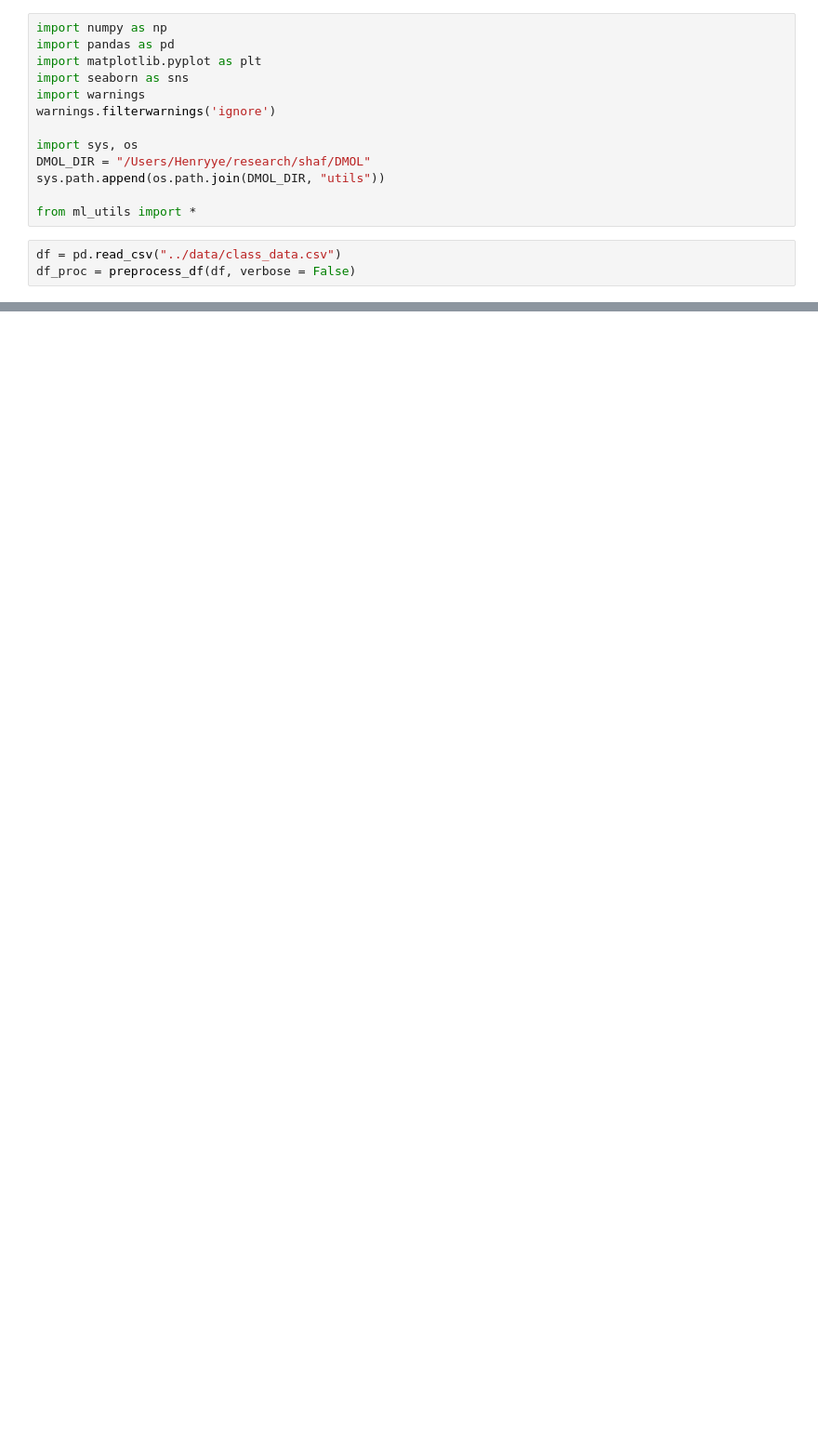
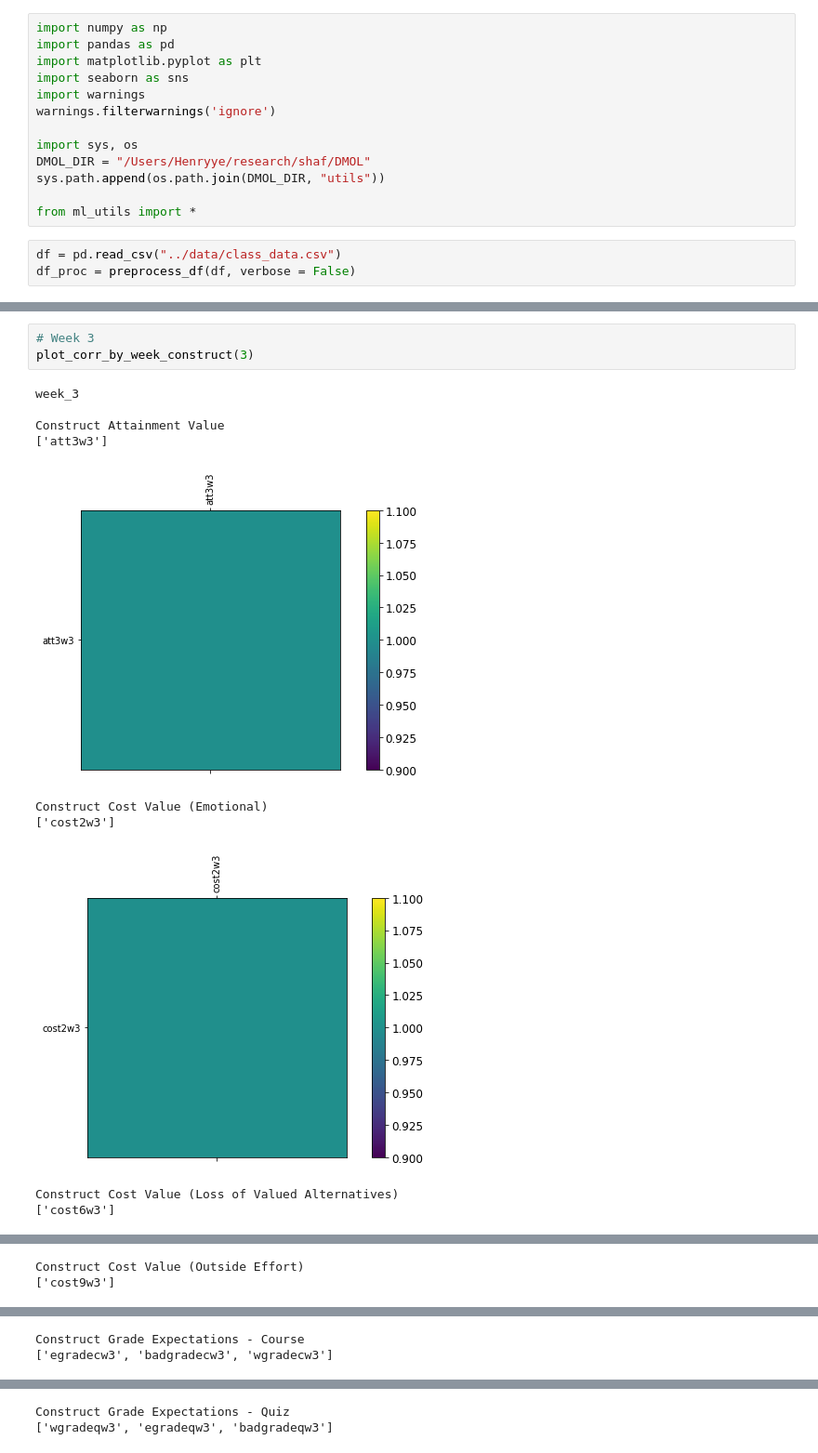
Before and after one commit to hanweny/DMOL, a Jupyter notebook: preprocessing/corr_matrix_for_each_week.ipynb, the cells around one changed output, grey strips where cells are left out. Shown at 93% size. Cells and saved outputs as stored; diff of their text form; blank space fills up the shorter version.

```diff
--- a/preprocessing/corr_matrix_for_each_week.ipynb
+++ b/preprocessing/corr_matrix_for_each_week.ipynb
@@ -39,0 +106,14 @@ for week_num in range(1, 6):
+# %%
+# Week 3
+plot_corr_by_week_construct(3)
+# %% [output]
+week_3
+
+Construct Attainment Value
+['att3w3']
+[figure, added]
+Construct Cost Value (Emotional)
+['cost2w3']
+[figure, added]
+Construct Cost Value (Loss of Valued Alternatives)
+['cost6w3']
@@ -39,0 +121,2 @@ for week_num in range(1, 6):
+Construct Cost Value (Outside Effort)
+['cost9w3']
@@ -39,0 +124,2 @@ for week_num in range(1, 6):
+Construct Grade Expectations - Course
+['egradecw3', 'badgradecw3', 'wgradecw3']
@@ -39,0 +127,2 @@ for week_num in range(1, 6):
+Construct Grade Expectations - Quiz
+['wgradeqw3', 'egradeqw3', 'badgradeqw3']
```
Also changed, not shown: parts of 9 cells of this notebook.
